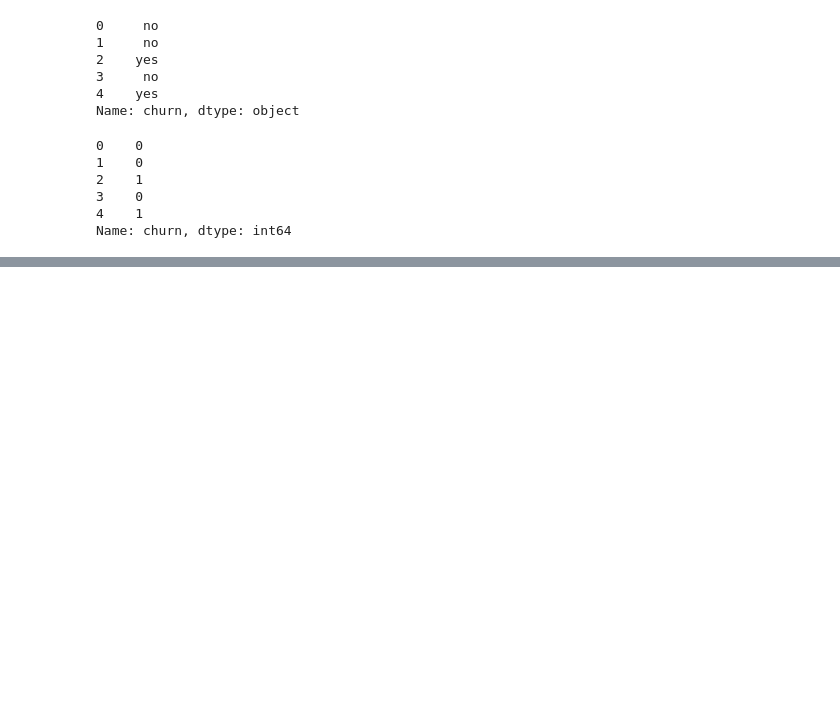
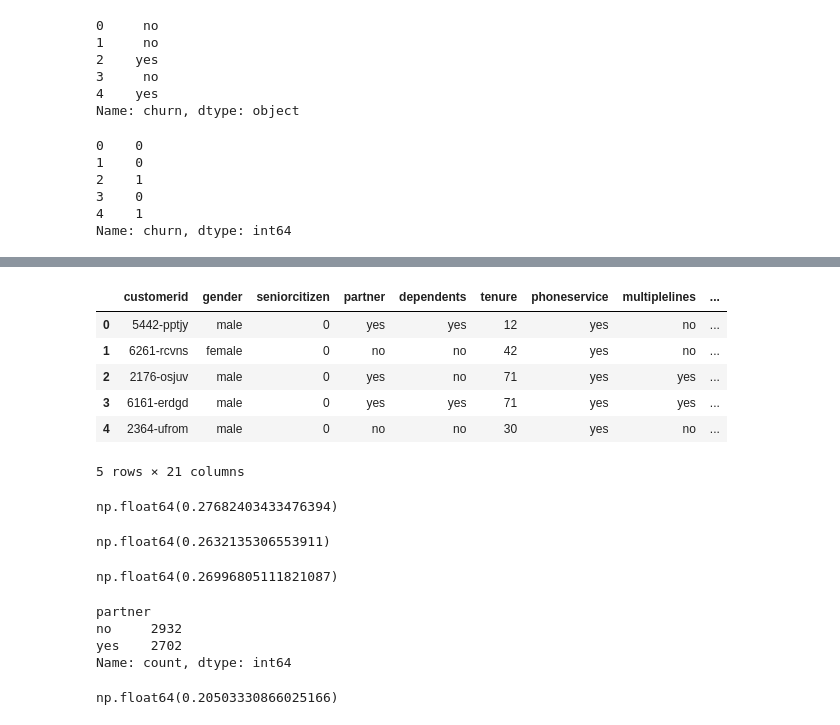
Before and after one commit to timmy-cde/ml-zoomcamp-hw, a Jupyter notebook: 03_classification/lesson.ipynb, the cells around one changed output, grey strips where cells are left out. Cells and saved outputs as stored; diff of their text form; code cells hidden in the pictures; blank space fills up the shorter version.

```diff
--- a/03_classification/lesson.ipynb
+++ b/03_classification/lesson.ipynb
@@ -176,0 +179,2 @@ df.churn = (df.churn == 'yes').astype(int)
+# %%
+df_full_train, df_test = train_test_split(df, test_size=0.2, random_state=1)
@@ -176,0 +205,4 @@ df.churn = (df.churn == 'yes').astype(int)
+# %%
+# Exploratory data analysis
+
+df_full_train = df_full_train.reset_index(drop=True)
@@ -176,0 +305,37 @@ df.churn = (df.churn == 'yes').astype(int)
+# %%
+df_full_train.head()
+# %% [output]
+|  | customerid | gender | seniorcitizen | partner | dependents | tenure | phoneservice | multiplelines | ... |
+| 0 | 5442-pptjy | male | 0 | yes | yes | 12 | yes | no | ... |
+| 1 | 6261-rcvns | female | 0 | no | no | 42 | yes | no | ... |
+| 2 | 2176-osjuv | male | 0 | yes | no | 71 | yes | yes | ... |
+| 3 | 6161-erdgd | male | 0 | yes | yes | 71 | yes | yes | ... |
+| 4 | 2364-ufrom | male | 0 | no | no | 30 | yes | no | ... |
+5 rows × 21 columns
+# %%
+churn_female = df_full_train[df_full_train.gender == 'female'].churn.mean()
+churn_female
+# %% [output]
+np.float64(0.27682403433476394)
+# %%
+churn_male = df_full_train[df_full_train.gender == 'male'].churn.mean()
+churn_male
+# %% [output]
+np.float64(0.2632135306553911)
+# %%
+global_churn = df_full_train.churn.mean()
+global_churn
+# %% [output]
+np.float64(0.26996805111821087)
+# %%
+df_full_train.partner.value_counts()
+# %% [output]
+partner
+no     2932
+yes    2702
+Name: count, dtype: int64
+# %%
+churn_partner = df_full_train[df_full_train.partner == 'yes'].churn.mean()
+churn_partner
+# %% [output]
+np.float64(0.20503330866025166)
```
Also changed, not shown: parts of 51 cells of this notebook.
